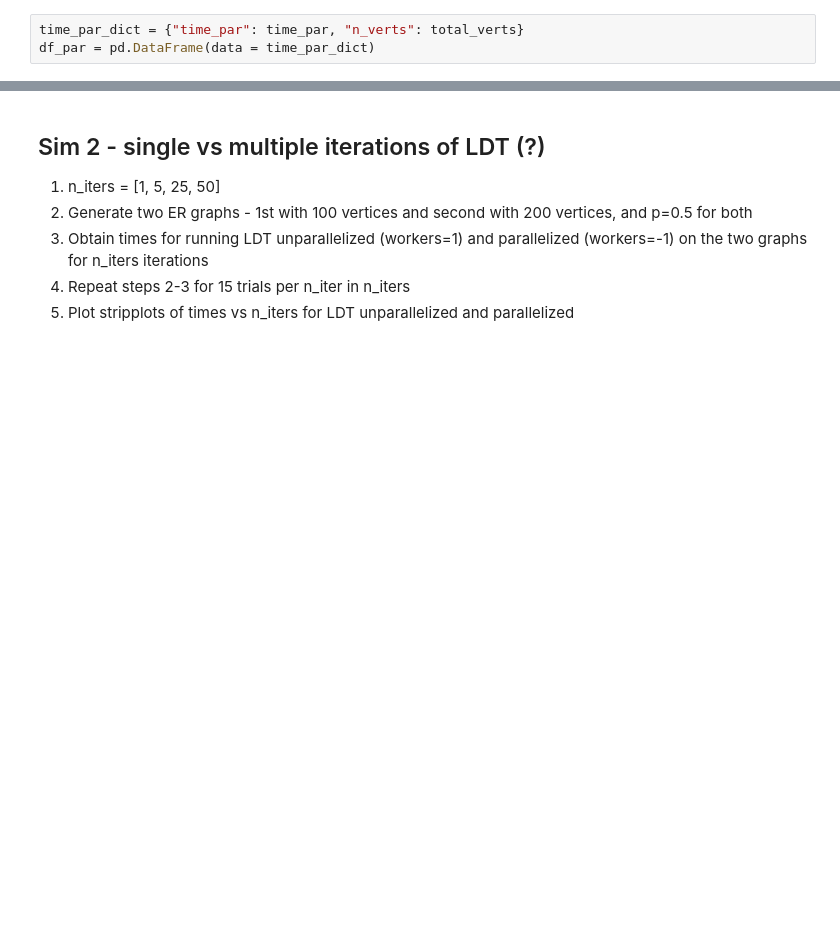
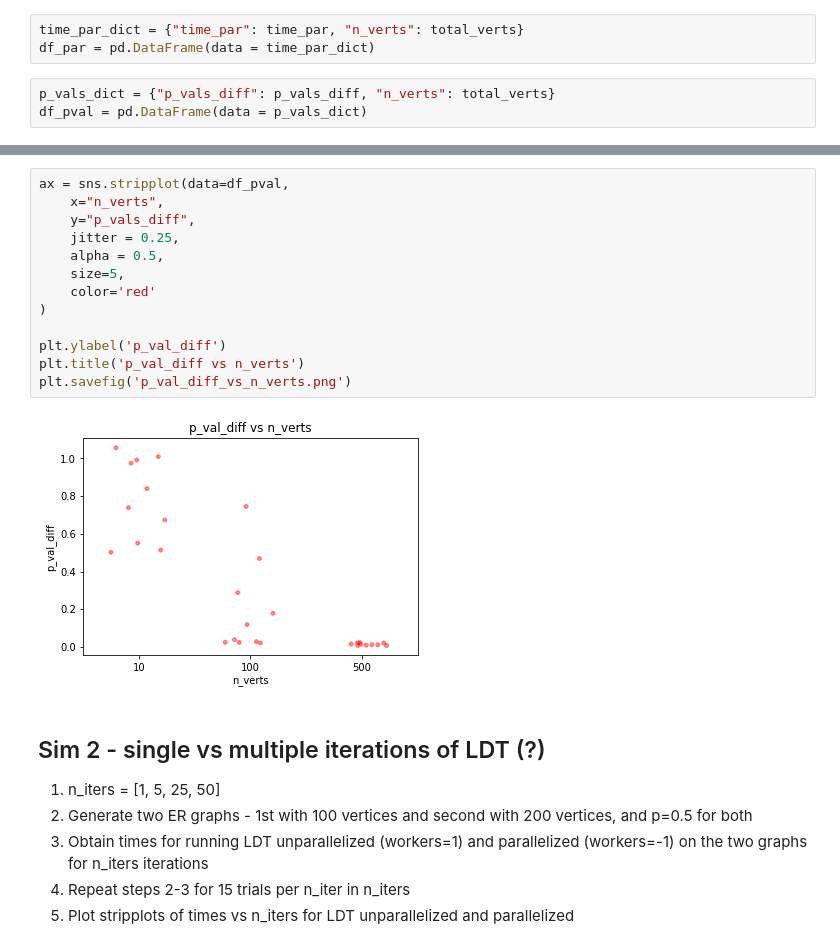
Before and after one commit to kareef928/graspologic-personal, a Jupyter notebook: notebooks/ldt-parallel-sim.ipynb, the cells around one changed output, grey strips where cells are left out. Cells and saved outputs as stored; diff of their text form; blank space fills up the shorter version.

```diff
--- a/notebooks/ldt-parallel-sim.ipynb
+++ b/notebooks/ldt-parallel-sim.ipynb
@@ -50,6 +68,9 @@ df_orig = pd.DataFrame(data = time_orig_dict)
 # %%
 time_par_dict = {"time_par": time_par, "n_verts": total_verts}
 df_par = pd.DataFrame(data = time_par_dict)
+# %%
+p_vals_dict = {"p_vals_diff": p_vals_diff, "n_verts": total_verts}
+df_pval = pd.DataFrame(data = p_vals_dict)
 # %%
 ax1 = sns.stripplot(data=df_orig,
     x="n_verts",
@@ -77,3 +100,18 @@ plt.savefig('time_vs_n_verts.png')
+# %%
+ax = sns.stripplot(data=df_pval,
+    x="n_verts",
+    y="p_vals_diff",
+    jitter = 0.25,
+    alpha = 0.5,
+    size=5,
+    color='red'
+)
+
+plt.ylabel('p_val_diff')
+plt.title('p_val_diff vs n_verts')
+plt.savefig('p_val_diff_vs_n_verts.png')
+# %% [output]
+[figure, added]
 # %% [markdown]
 ## Sim 2 - single vs multiple iterations of LDT (?)
 1. n_iters = [1, 5, 25, 50]
```
Also changed, not shown: parts of 3 cells of this notebook, 2 other files.
